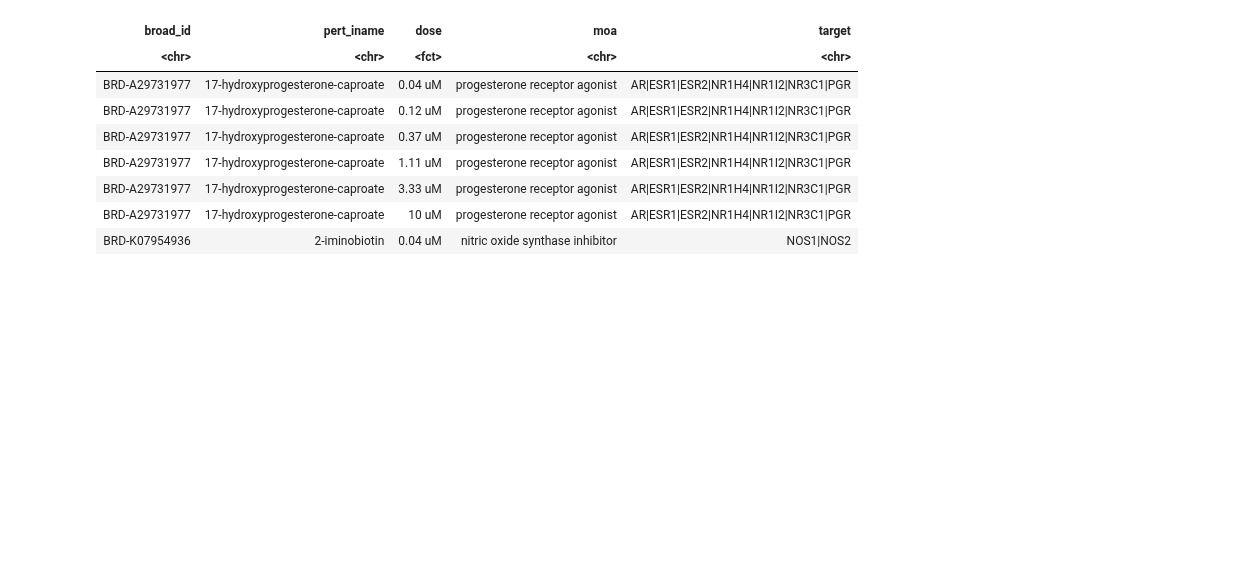
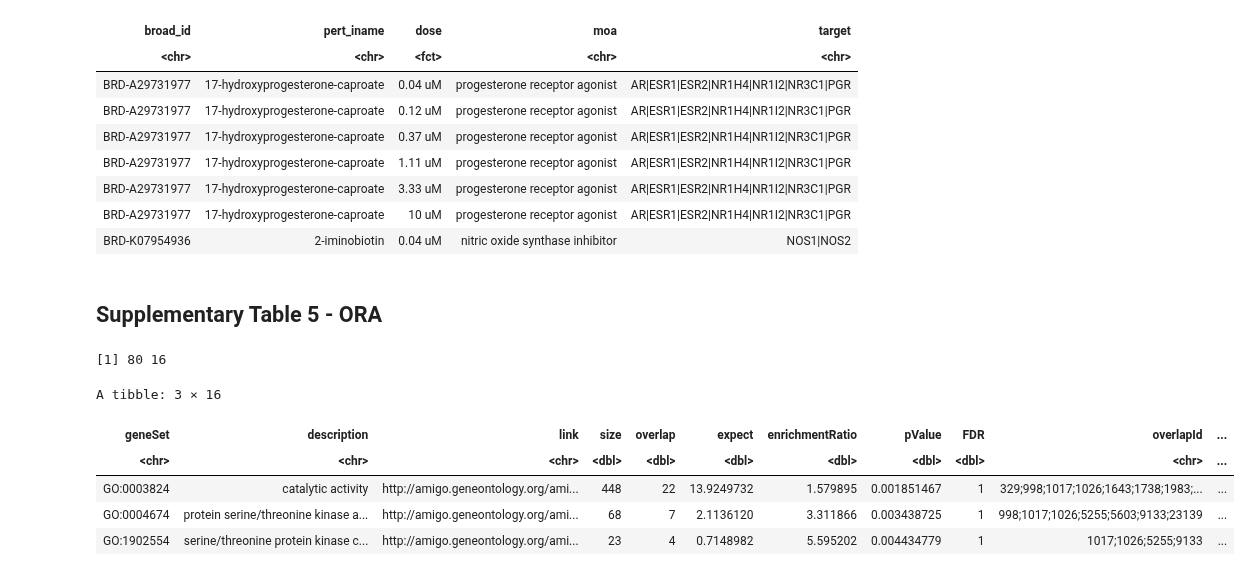
Before and after one commit to broadinstitute/lincs-profiling-complementarity, a Jupyter notebook: 6.paper_figures/supplementary-tables.ipynb, the cells around one changed output. Drawn from its saved outputs; the diff is of its cells as text; code cells hidden in the pictures; blank space fills up the shorter version.

Commit message:
add full ORA results in sup tabnle

```diff
--- a/6.paper_figures/supplementary-tables.ipynb
+++ b/6.paper_figures/supplementary-tables.ipynb
@@ -378,3 +379,49 @@ A tibble: 7 × 5
 | BRD-A29731977 | 17-hydroxyprogesterone-caproate | 3.33 uM | progesterone receptor agonist | AR|ESR1|ESR2|NR1H4|NR1I2|NR3C1|PGR |
 | BRD-A29731977 | 17-hydroxyprogesterone-caproate | 10 uM | progesterone receptor agonist | AR|ESR1|ESR2|NR1H4|NR1I2|NR3C1|PGR |
 | BRD-K07954936 | 2-iminobiotin | 0.04 uM | nitric oxide synthase inhibitor | NOS1|NOS2 |
+# %% [markdown]
+## Supplementary Table 5 - ORA
+# %%
+# Load Signature Strength and MAS scores
+ora_results_dir <- file.path("..", "5.Gene-analysis", "results")
+
+ora_results_file <- file.path(ora_results_dir, "ora_compound_results.tsv")
+
+ora_cols <- readr::cols(
+    geneSet = readr::col_character(),
+    description = readr::col_character(),
+    link = readr::col_character(),
+    size = readr::col_double(),
+    overlap = readr::col_double(),
+    expect = readr::col_double(),
+    enrichmentRatio = readr::col_double(),
+    pValue = readr::col_double(),
+    FDR = readr::col_double(),
+    overlapId = readr::col_character(),
+    database = readr::col_character(),
+    userId = readr::col_character(),
+    compound = readr::col_character()
+)
+
+ora_df <- readr::read_tsv(ora_results_file, col_types = ora_cols) %>%
+    dplyr::left_join(
+        map_df %>%
+            dplyr::select(broad_id, pert_iname, moa, target) %>%
+            dplyr::distinct(),
+        by = c("compound" = "pert_iname")
+        )
+
+# This is Supplementary Table 4
+output_file <- file.path("results", "supplementary_table5_overrepresentationanalysis.tsv")
+ora_df %>% readr::write_tsv(output_file)
+
+print(dim(ora_df))
+head(ora_df, 3)
+# %% [output]
+[1] 80 16
+A tibble: 3 × 16
+| geneSet | description | link | size | overlap | expect | enrichmentRatio | pValue | FDR | overlapId | ... |
+| <chr> | <chr> | <chr> | <dbl> | <dbl> | <dbl> | <dbl> | <dbl> | <dbl> | <chr> | ... |
+| GO:0003824 | catalytic activity | http://amigo.geneontology.org/ami... | 448 | 22 | 13.9249732 | 1.579895 | 0.001851467 | 1 | 329;998;1017;1026;1643;1738;1983;... | ... |
+| GO:0004674 | protein serine/threonine kinase a... | http://amigo.geneontology.org/ami... | 68 | 7 | 2.1136120 | 3.311866 | 0.003438725 | 1 | 998;1017;1026;5255;5603;9133;23139 | ... |
+| GO:1902554 | serine/threonine protein kinase c... | http://amigo.geneontology.org/ami... | 23 | 4 | 0.7148982 | 5.595202 | 0.004434779 | 1 | 1017;1026;5255;9133 | ... |
```
Also changed, not shown: parts of 1 cell of this notebook, 2 other files.
